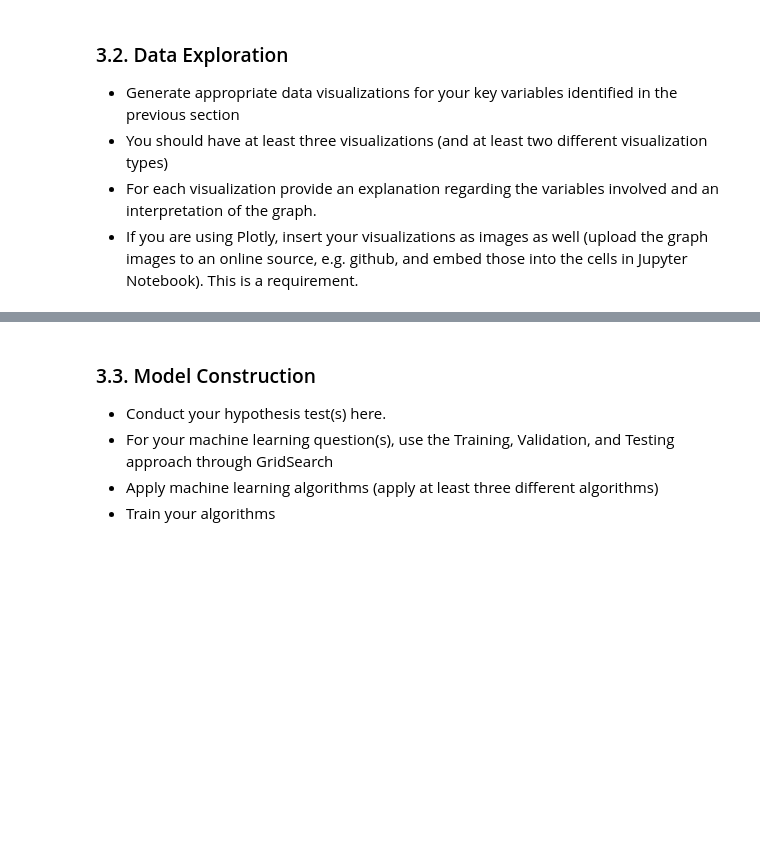
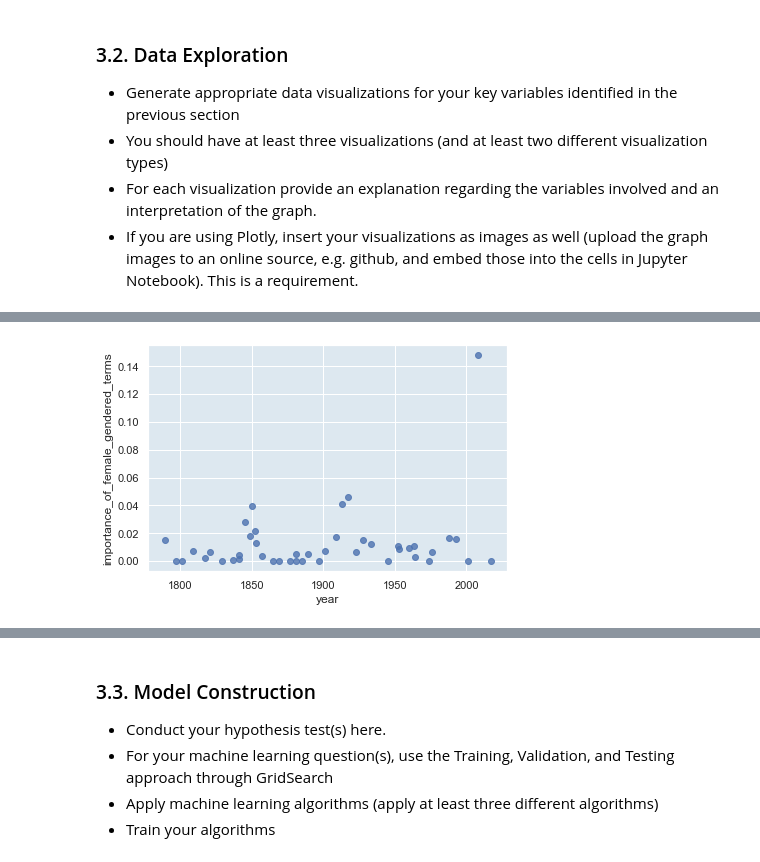
Before and after one commit to odaily/DS3000-Final, a Jupyter notebook: FP4.ipynb, the cells around one changed output, grey strips where cells are left out. Cells and saved outputs as stored; diff of their text form; code cells hidden in the pictures; blank space fills up the shorter version.

```diff
--- a/FP4.ipynb
+++ b/FP4.ipynb
@@ -465,0 +721,5 @@ df.to_csv(r'final_proj_dataset_with_importance.csv')
+# %%
+# Importance of Female-Gendered Terms
+scatter('importance_of_female_gendered_terms', False)
+# %% [output]
+[figure, added]
```
Also changed, not shown: parts of 41 cells of this notebook.
